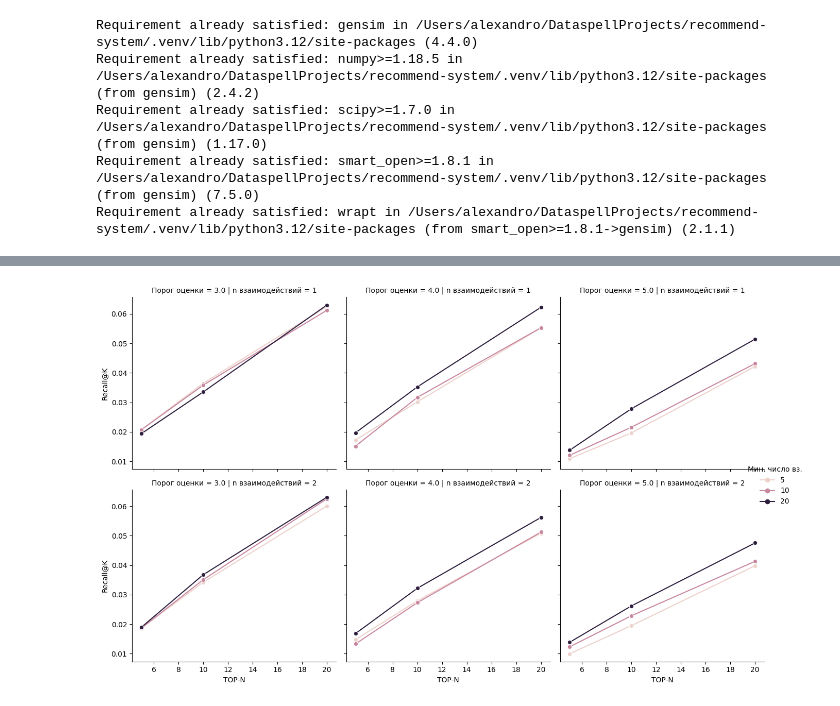
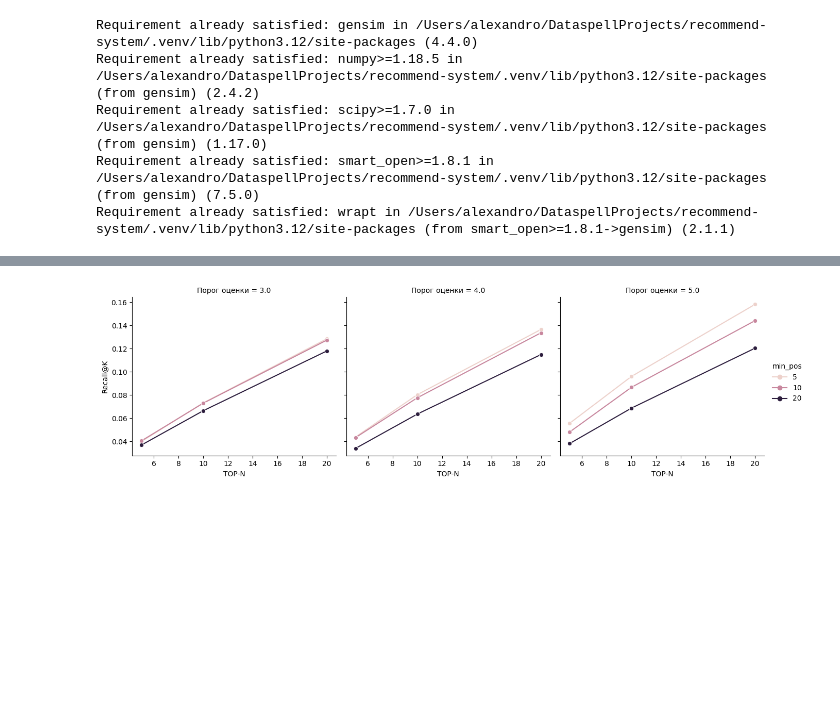
Before and after one commit to AlikKostandov/recommender-system, a Jupyter notebook: stage5_base_models/deepwalk.ipynb, the cells around one changed output, grey strips where cells are left out. Drawn from its saved outputs; the diff is of its cells as text; code cells hidden in the pictures; blank space fills up the shorter version.

Commit message:
tune DeepWalk + temporal train-test split

```diff
--- a/stage5_base_models/deepwalk.ipynb
+++ b/stage5_base_models/deepwalk.ipynb
@@ -17,6 +17,8 @@ df.head()
 | 2 | 1 | 914 | 3 | 2000-12-31 22:32:48+00:00 |
 | 3 | 1 | 3408 | 4 | 2000-12-31 22:04:35+00:00 |
 | 4 | 1 | 2355 | 5 | 2001-01-06 23:38:11+00:00 |
+# %%
+df["datetime"] = pd.to_datetime(df["datetime"])
 # %%
 len(df)
 # %% [output]
@@ -165,9 +219,19 @@ Requirement already satisfied: scipy>=1.7.0 in /Users/alexandro/DataspellProject
 Requirement already satisfied: smart_open>=1.8.1 in /Users/alexandro/DataspellProjects/recommend-system/.venv/lib/python3.12/site-packages (from gensim) (7.5.0)
 Requirement already satisfied: wrapt in /Users/alexandro/DataspellProjects/recommend-system/.venv/lib/python3.12/site-packages (from smart_open>=1.8.1->gensim) (2.1.1)
 # %%
+
 from gensim.models import Word2Vec
 
-def train_deepwalk(walks, dim=128, window=5, epochs=5, workers=4, seed=42, negative=5):
+def train_deepwalk(
+    walks,
+    dim=128,
+    window=5,
+    epochs=10,
+    workers=4,
+    seed=42,
+    negative=5,
+    ns_exponent=1.0,
+):
     model = Word2Vec(
         sentences=walks,
         vector_size=dim,
@@ -176,9 +240,10 @@ def train_deepwalk(walks, dim=128, window=5, epochs=5, workers=4, seed=42, negat
         sg=1,          # skip-gram
         hs=0,
         negative=negative,
+        ns_exponent=ns_exponent,
         workers=workers,
         seed=seed,
-        epochs=epochs
+        epochs=epochs,
     )
     return model
 # %% [markdown]
@@ -444,35 +596,26 @@ for col in numeric_cols:
     results_df[col] = pd.to_numeric(results_df[col])
 
 results_df["k"] = pd.to_numeric(results_df["k"])
-results_df["last_n"] = pd.to_numeric(results_df["last_n"])
 results_df["threshold"] = pd.to_numeric(results_df["threshold"])
 results_df["min_pos"] = pd.to_numeric(results_df["min_pos"])
 # %%
 import seaborn as sns
 import matplotlib.pyplot as plt
 
 g = sns.relplot(
     data=results_df,
     x="k",
     y="recall",
     hue="min_pos",
     col="threshold",
-    row="last_n",
     kind="line",
     marker="o",
     height=4,
     aspect=1.1
 )
 
-# Оси
 g.set_axis_labels("TOP-N", "Recall@K")
-
-# Заголовки графиков
-g.set_titles("Порог оценки = {col_name} | n взаимодействий = {row_name}")
-
-# Легенда
-g._legend.set_title("Мин. число вз.")
-
+g.set_titles("Порог оценки = {col_name}")
 plt.show()
 # %% [output]
-[figure, old version]
+[figure, new version]
```
Also changed, not shown: parts of 22 cells of this notebook, 1 other file.
